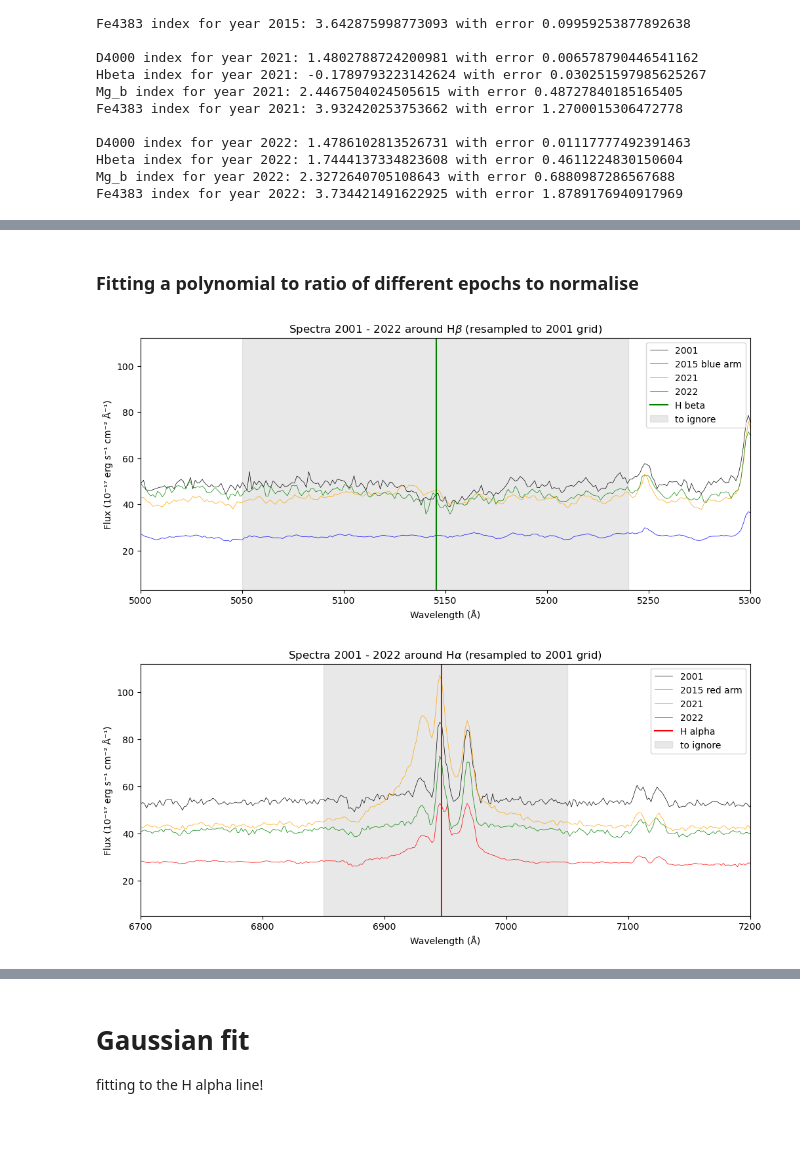
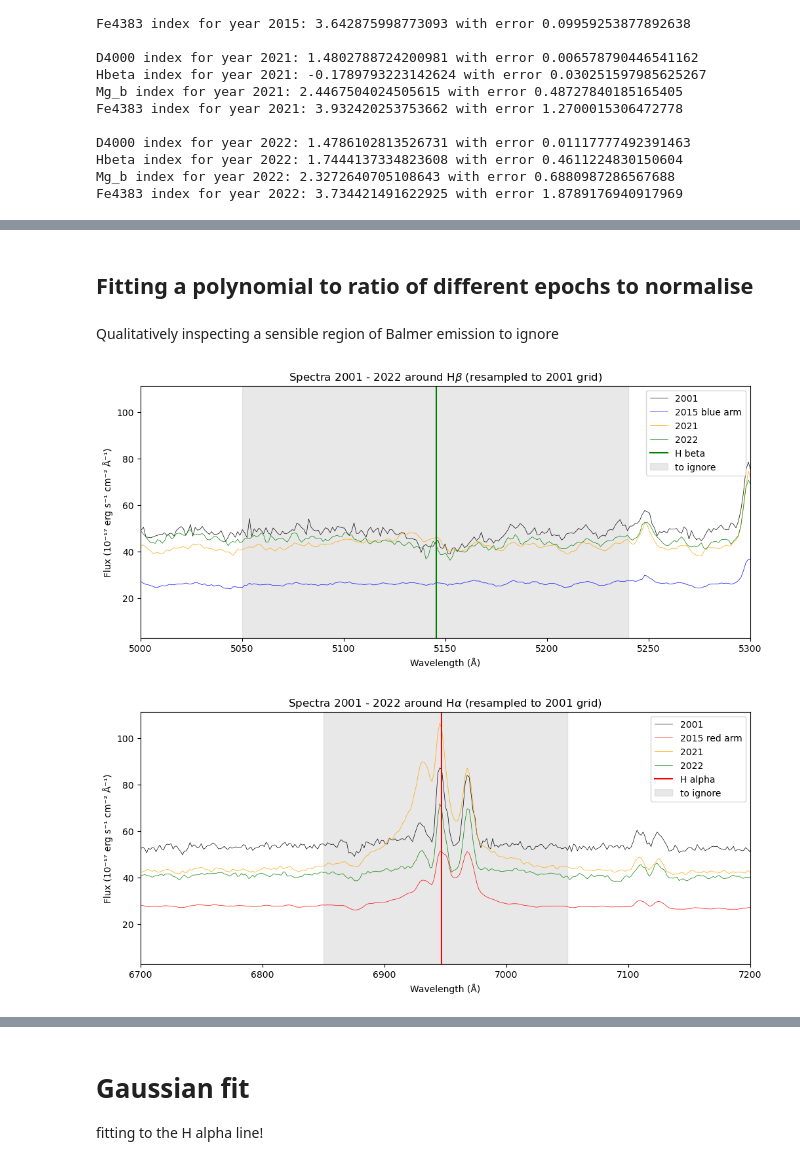
Before and after one commit to things-0/denison_2026, a Jupyter notebook: oli/main.ipynb, the cells around one changed output, grey strips where cells are left out. Saved outputs shown, nothing was run; the diff lists cells and outputs as text; code cells hidden in the pictures; blank space fills up the shorter version.

```diff
--- a/oli/main.ipynb
+++ b/oli/main.ipynb
@@ -17,6 +17,17 @@ from PyAstronomy import pyasl
 from scipy.ndimage import gaussian_filter1d
 from lmfit.models import GaussianModel
 from astropy.cosmology import Planck18 as cosmo
+# %%
+OIII = 4983
+SII = 6724
+H_ALPH = 6564.61
+H_BETA = 4862.68
+
+z = 0.0582
+
+SAMI_blue_res = 1730
+SDSS_res = 2000
+SAMI_red_res = 4500
 # %% [markdown]
 ## Reading functions
 slightly edited versions of the original functions from Scott + extras
@@ -43,7 +54,7 @@ def sami_read_apspec(filename,extname,var_extname,doareacorr=False,bugfix=True):
     #convert SAMI (wavelength in air) to wavelength in vacuum By default, the conversion specified by Ciddor 1996 are used.
     samivac_lam = pyasl.airtovac2(sami_lam)
 
-    sami_flux = sami_flux*10 # flux unit conversion from 10e16 to 10e17 to match sdss
+    sami_flux *= 10 # flux unit conversion from 10e16 to 10e17 to match sdss
 
 
     sami_var = hdulist[var_extname].data #extract the variance array
@@ -589,35 +566,37 @@ plt.show()
 # %% [markdown]
-### Fitting a polynomial to ratio of different epochs to normalise
+## Fitting a polynomial to ratio of different epochs to normalise
+# %% [markdown]
+Qualitatively inspecting a sensible region of Balmer emission to ignore
 # %%
 linewidth = 0.5
 
 plt.figure(figsize=(12,5))
 plt.plot(lam01, flux01, color='black', label='2001', lw = linewidth)
-plt.plot(lam01, flux15_blue_shifted, color='blue', label='2015 blue arm', lw = linewidth)
-plt.plot(lam01, flux21_shifted, color='orange', label='2021', lw = linewidth)
-plt.plot(lam01, flux22_shifted, color='green', label='2022', lw = linewidth)
+plt.plot(lam01, flux15_blurred, color='blue', label='2015 blue arm', lw = linewidth)
+plt.plot(lam01, flux21_blurred, color='orange', label='2021', lw = linewidth)
+plt.plot(lam01, flux22_blurred, color='green', label='2022', lw = linewidth)
 plt.xlim((5000, 5300))
 plt.xlabel("Wavelength (Å)")
-plt.axvline((1+z)*4862.68, color='g', label="H beta")
+plt.axvline((1+z)*H_BETA, color='g', label="H beta")
 plt.axvspan(5050, 5240, color='lightgrey', alpha=0.5, label="to ignore")
 plt.ylabel("Flux (10⁻¹⁷ erg s⁻¹ cm⁻² Å⁻¹)")
 plt.title(r"Spectra 2001 - 2022 around H$\beta$ (resampled to 2001 grid)")
 plt.legend()
 plt.show()
 
 plt.figure(figsize=(12,5))
 plt.plot(lam01, flux01, color='black', label='2001', lw = linewidth)
-plt.plot(lam01, flux15_red_shifted, color='red', label='2015 red arm', lw = linewidth)
-plt.plot(lam01, flux21_shifted, color='orange', label='2021', lw = linewidth)
-plt.plot(lam01, flux22_shifted, color='green', label='2022', lw = linewidth)
+plt.plot(lam01, flux15_blurred, color='red', label='2015 red arm', lw = linewidth)
+plt.plot(lam01, flux21_blurred, color='orange', label='2021', lw = linewidth)
+plt.plot(lam01, flux22_blurred, color='green', label='2022', lw = linewidth)
 plt.xlim((6700, 7200))
-plt.axvline((1+z)*6564.61, color='r', label="H alpha")
+plt.axvline((1+z)*H_ALPH, color='r', label="H alpha")
 plt.axvspan(6850, 7050, color='lightgrey', alpha=0.5, label="to ignore")
 plt.xlabel("Wavelength (Å)")
 plt.ylabel("Flux (10⁻¹⁷ erg s⁻¹ cm⁻² Å⁻¹)")
 plt.title(r"Spectra 2001 - 2022 around H$\alpha$ (resampled to 2001 grid)")
 plt.legend()
 plt.show()
 # %% [output]
 [figure]
-[figure, old version]
+[figure, new version]
```
Also changed, not shown: parts of 28 cells of this notebook.
